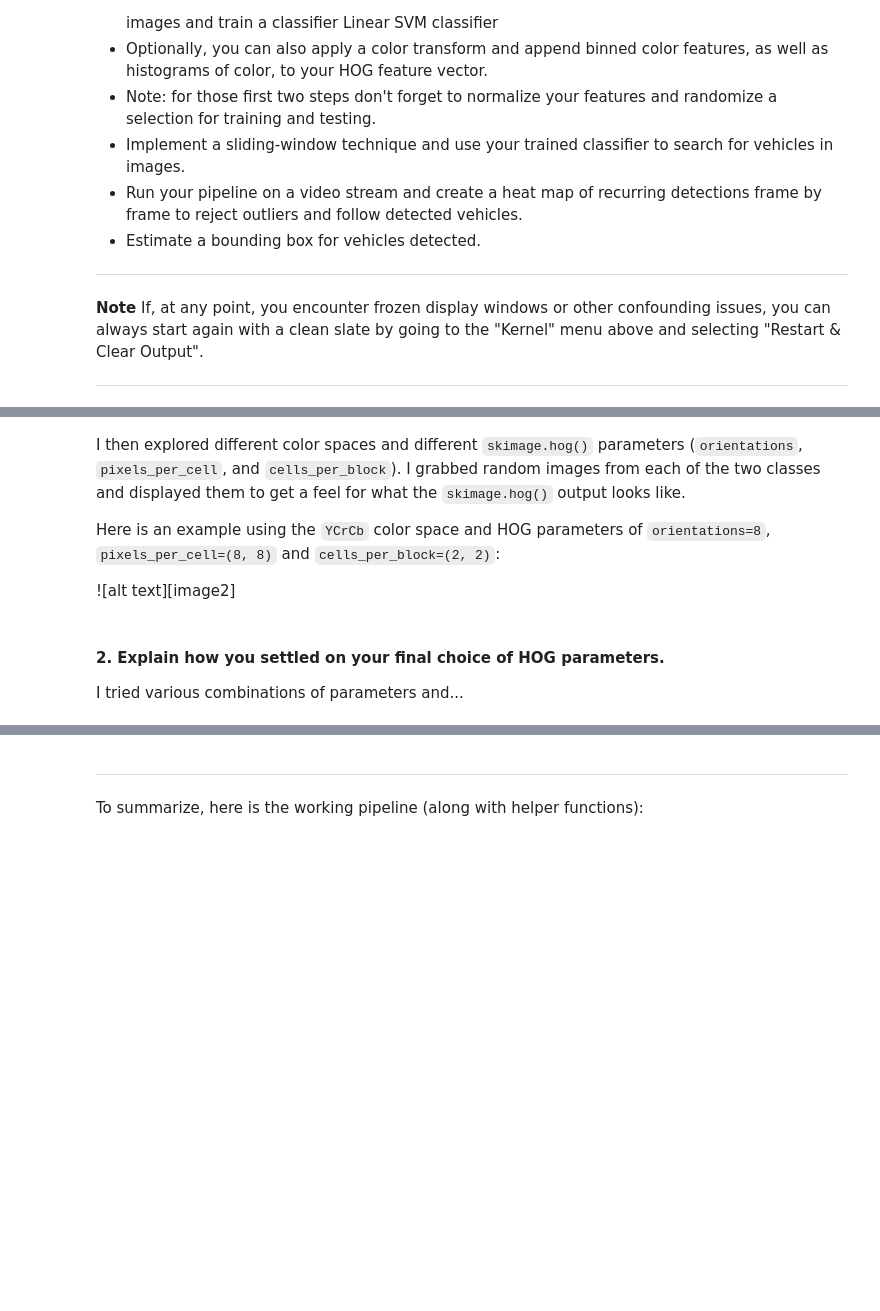
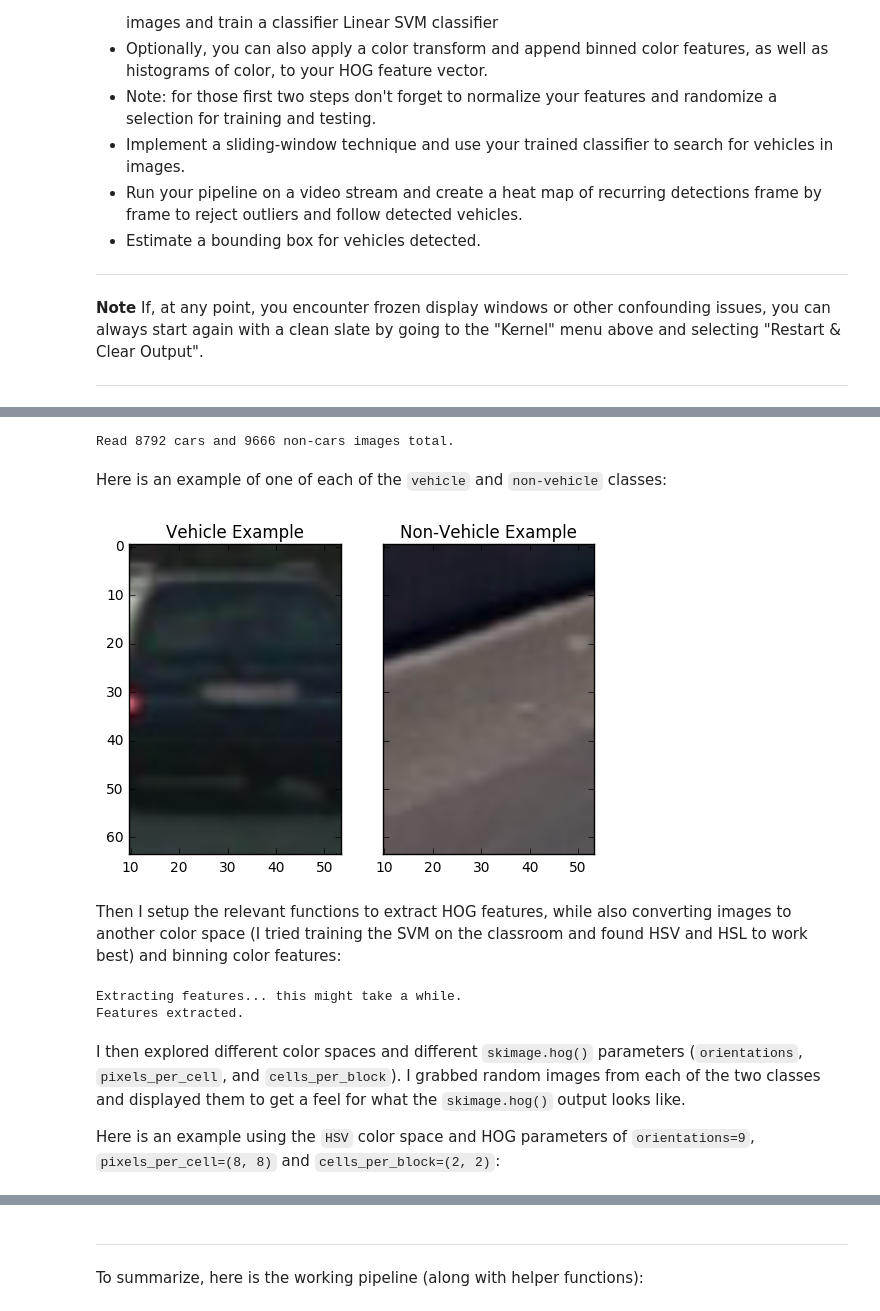
Before and after one commit to kenshin23/CarND-Vehicle-Detection, a Jupyter notebook: P5.ipynb, the cells around one changed output, grey strips where cells are left out. Cells and saved outputs as stored; diff of their text form; code cells hidden in the pictures; blank space fills up the shorter version.

Commit message:
Base code setup in notebook before improvements

```diff
--- a/P5.ipynb
+++ b/P5.ipynb
@@ -50 +46,28 @@ Then I created a function to read in each image,
+# %%
+import glob
+
+
+# Read the dataset and put it into appropriate lists:
+cars = glob.glob('./image_set/vehicles/*/*.jpg')
+notcars = glob.glob('./image_set/non-vehicles/*/*.jpg')
+print('Read {} cars and {} non-cars images total.'.format(len(cars), len(notcars)))
+# %% [output]
+Read 8792 cars and 9666 non-cars images total.
+# %% [markdown]
+Here is an example of one of each of the `vehicle` and `non-vehicle` classes:
+# %%
+from random import randint
+import matplotlib.image as mpimg
+import matplotlib.pyplot as plt
+
+f, (ax1, ax2) = plt.subplots(1, 2, sharey=True)
+ax1.imshow(mpimg.imread(cars[randint(0, len(cars))]))
+ax1.set_title('Vehicle Example')
+ax2.imshow(mpimg.imread(notcars[ randint(0, len(notcars)) ]))
+ax2.set_title('Non-Vehicle Example')
+plt.show()
+# %% [output]
+[figure, added]
+# %% [markdown]
+Then I setup the relevant functions to extract HOG features, while also converting images to another color space (I tried training the SVM on the classroom and found HSV and HSL to work best) and binning color features:
 # %%
@@ -285,6 +244,37 @@ def draw_boxes(img, bboxes, color=(0, 0, 255), thick=6):
+# %%
+# While testing, I found each color space to compare (roughly)
+# in accuracy as follows: HSV > HLS > RGB = LUV = YUV = YCrCb
+color_space = 'HSV'  # Can be RGB, HSV, LUV, HLS, YUV, YCrCb
+orient = 9  # HOG orientations
+pix_per_cell = 8  # HOG pixels per cell
+cell_per_block = 2  # HOG cells per block
+hog_channel = 0  # Can be 0, 1, 2, or "ALL"
+spatial_size = (16, 16)  # Spatial binning dimensions
+hist_bins = 16  # Number of histogram bins
+spatial_feat = True  # Spatial features on or off
+hist_feat = True  # Histogram features on or off
+hog_feat = True  # HOG features on or off
+
+print('Extracting features... this might take a while.')
+
+car_features = extract_features(cars, color_space=color_space,
+                                spatial_size=spatial_size, hist_bins=hist_bins,
+                                orient=orient, pix_per_cell=pix_per_cell,
+                                cell_per_block=cell_per_block,
+                                hog_channel=hog_channel, spatial_feat=spatial_feat,
+                                hist_feat=hist_feat, hog_feat=hog_feat)
+notcar_features = extract_features(notcars, color_space=color_space,
+                                   spatial_size=spatial_size, hist_bins=hist_bins,
+                                   orient=orient, pix_per_cell=pix_per_cell,
+                                   cell_per_block=cell_per_block,
+                                   hog_channel=hog_channel, spatial_feat=spatial_feat,
+                                   hist_feat=hist_feat, hog_feat=hog_feat)
+
+print('Features extracted.')
+# %% [output]
+Extracting features... this might take a while.
+Features extracted.
 # %% [markdown]
 I then explored different color spaces and different `skimage.hog()` parameters (`orientations`, `pixels_per_cell`, and `cells_per_block`).  I grabbed random images from each of the two classes and displayed them to get a feel for what the `skimage.hog()` output looks like.
 
-Here is an example using the `YCrCb` color space and HOG parameters of `orientations=8`, `pixels_per_cell=(8, 8)` and `cells_per_block=(2, 2)`:
-
-![alt text][image2]
+Here is an example using the `HSV` color space and HOG parameters of `orientations=9`, `pixels_per_cell=(8, 8)` and `cells_per_block=(2, 2)`:
@@ -293,4 +280,0 @@ Here is an example using the `YCrCb` color space and HOG parameters of `orientat
-# %% [markdown]
-#### 2. Explain how you settled on your final choice of HOG parameters.
-
-I tried various combinations of parameters and...
```
Also changed, not shown: parts of 19 cells of this notebook, 1 other file.
